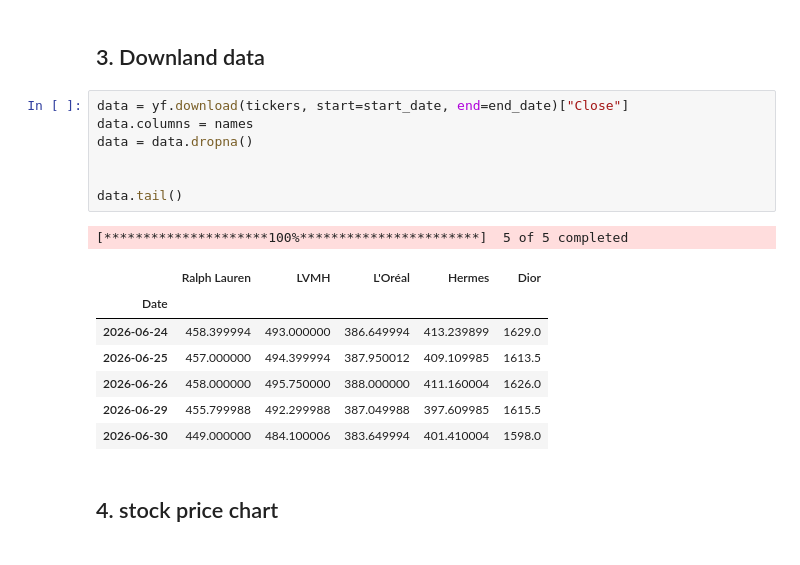
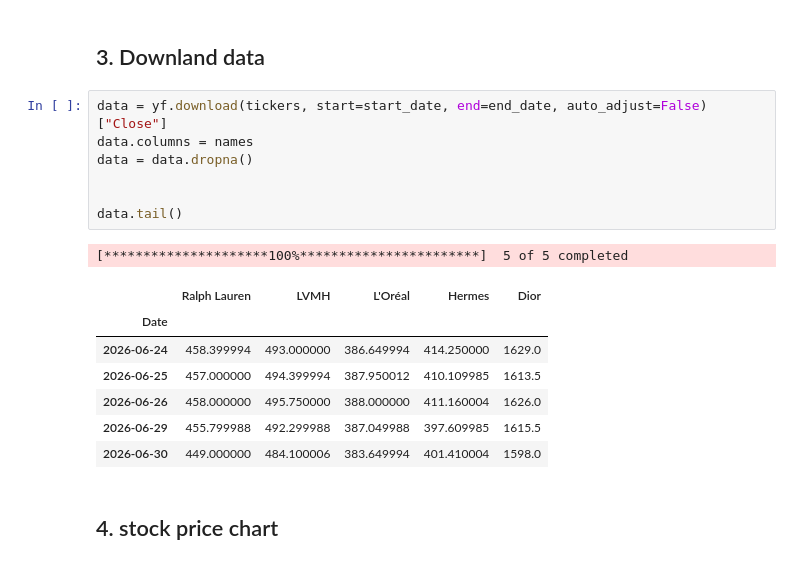
Before and after one commit to platadeamen/Risk-analysis, a Jupyter notebook: portfolio_risk_analysis_1.ipynb, the cells around one changed output. Cells and saved outputs as stored; diff of their text form.

```diff
--- a/portfolio_risk_analysis_1.ipynb
+++ b/portfolio_risk_analysis_1.ipynb
@@ -30,18 +30,18 @@ confidence_level = 0.95
 # %% [markdown]
 ## 3. Downland data
 # %%
-data = yf.download(tickers, start=start_date, end=end_date)["Close"]
+data = yf.download(tickers, start=start_date, end=end_date, auto_adjust=False)["Close"]
 data.columns = names
 data = data.dropna()
 
 
 data.tail()
 # %% [output]
 [*********************100%***********************]  5 of 5 completed
 |  | Ralph Lauren | LVMH | L'Oréal | Hermes | Dior |
 | Date |  |  |  |  |  |
-| 2026-06-24 | 458.399994 | 493.000000 | 386.649994 | 413.239899 | 1629.0 |
-| 2026-06-25 | 457.000000 | 494.399994 | 387.950012 | 409.109985 | 1613.5 |
+| 2026-06-24 | 458.399994 | 493.000000 | 386.649994 | 414.250000 | 1629.0 |
+| 2026-06-25 | 457.000000 | 494.399994 | 387.950012 | 410.109985 | 1613.5 |
 | 2026-06-26 | 458.000000 | 495.750000 | 388.000000 | 411.160004 | 1626.0 |
 | 2026-06-29 | 455.799988 | 492.299988 | 387.049988 | 397.609985 | 1615.5 |
 | 2026-06-30 | 449.000000 | 484.100006 | 383.649994 | 401.410004 | 1598.0 |
```
Also changed, not shown: parts of 2 cells of this notebook.
